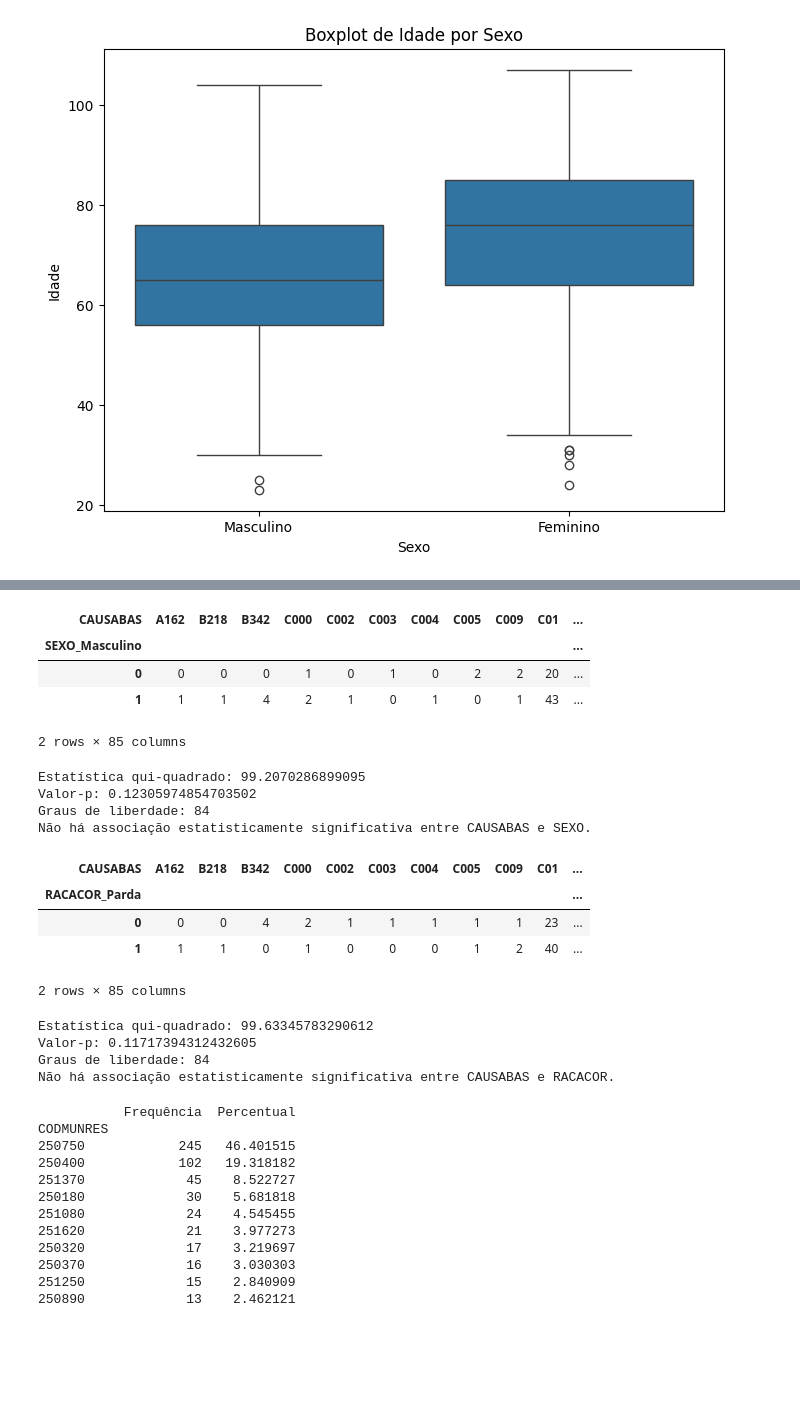
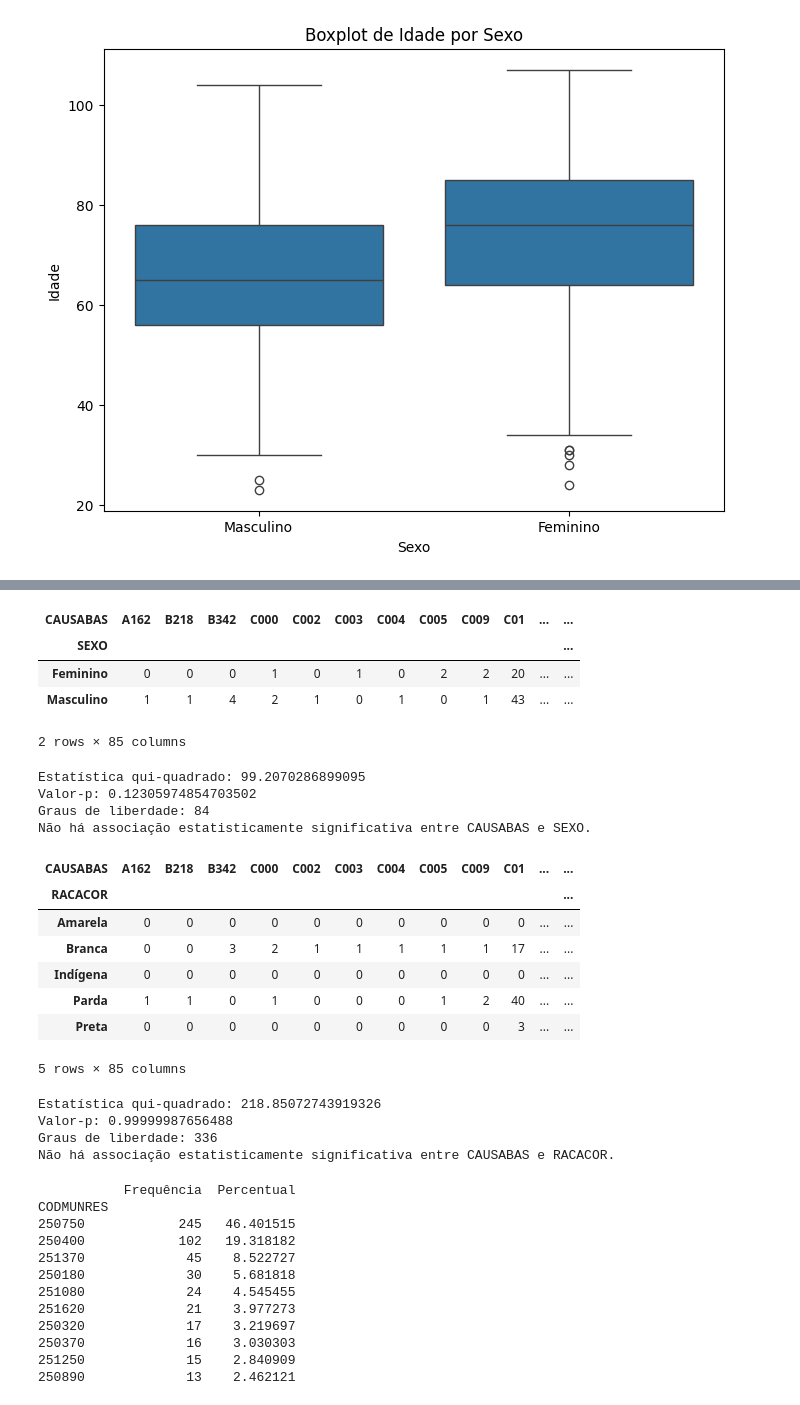
Before and after one commit to cleodecker/Cancer, a Jupyter notebook: Scripts/Cancer_PB.ipynb, the cells around one changed output, grey strips where cells are left out. Drawn from its saved outputs; the diff is of its cells as text; code cells hidden in the pictures; blank space fills up the shorter version.

```diff
--- a/Scripts/Cancer_PB.ipynb
+++ b/Scripts/Cancer_PB.ipynb
@@ -169,6 +183,6 @@ C003               1    0.093897
 # %%
 # Explorar a relação entre CAUSABAS e SEXO usando uma tabela de contingência
-tabela_contingencia = pd.crosstab(df['SEXO_Masculino'], df['CAUSABAS'])
+tabela_contingencia = pd.crosstab(df['SEXO'], df['CAUSABAS'])
 display(tabela_contingencia)
 
 # Realizar o teste do qui-quadrado
@@ -185,10 +199,10 @@ if p_valor < alfa:
 else:
     print("Não há associação estatisticamente significativa entre CAUSABAS e SEXO.")
 # %% [output]
-| CAUSABAS | A162 | B218 | B342 | C000 | C002 | C003 | C004 | C005 | C009 | C01 | ... |
-| SEXO_Masculino |  |  |  |  |  |  |  |  |  |  | ... |
-| 0 | 0 | 0 | 0 | 1 | 0 | 1 | 0 | 2 | 2 | 20 | ... |
-| 1 | 1 | 1 | 4 | 2 | 1 | 0 | 1 | 0 | 1 | 43 | ... |
+| CAUSABAS | A162 | B218 | B342 | C000 | C002 | C003 | C004 | C005 | C009 | C01 | ... | ... |
+| SEXO |  |  |  |  |  |  |  |  |  |  |  | ... |
+| Feminino | 0 | 0 | 0 | 1 | 0 | 1 | 0 | 2 | 2 | 20 | ... | ... |
+| Masculino | 1 | 1 | 4 | 2 | 1 | 0 | 1 | 0 | 1 | 43 | ... | ... |
 2 rows × 85 columns
 Estatística qui-quadrado: 99.2070286899095
 Valor-p: 0.12305974854703502
@@ -196,31 +210,34 @@ Graus de liberdade: 84
 Não há associação estatisticamente significativa entre CAUSABAS e SEXO.
 # %%
 # Explorar a relação entre CAUSABAS e RACACOR usando uma tabela de contingência
-tabela_contingencia = pd.crosstab(df['RACACOR_Parda'], df['CAUSABAS'])
+tabela_contingencia = pd.crosstab(df['RACACOR'], df['CAUSABAS'])
 display(tabela_contingencia)
 
 # Realizar o teste do qui-quadrado
 qui2, p_valor, gl, esperados = chi2_contingency(tabela_contingencia)
 
 print(f"Estatística qui-quadrado: {qui2}")
 print(f"Valor-p: {p_valor}")
 print(f"Graus de liberdade: {gl}")
 
 # Interpretar os resultados
 alfa = 0.05
 if p_valor < alfa:
     print("Há uma associação estatisticamente significativa entre CAUSABAS e RACACOR.")
 else:
     print("Não há associação estatisticamente significativa entre CAUSABAS e RACACOR.")
 # %% [output]
-| CAUSABAS | A162 | B218 | B342 | C000 | C002 | C003 | C004 | C005 | C009 | C01 | ... |
-| RACACOR_Parda |  |  |  |  |  |  |  |  |  |  | ... |
-| 0 | 0 | 0 | 4 | 2 | 1 | 1 | 1 | 1 | 1 | 23 | ... |
-| 1 | 1 | 1 | 0 | 1 | 0 | 0 | 0 | 1 | 2 | 40 | ... |
+| CAUSABAS | A162 | B218 | B342 | C000 | C002 | C003 | C004 | C005 | C009 | C01 | ... | ... |
+| RACACOR |  |  |  |  |  |  |  |  |  |  |  | ... |
+| Amarela | 0 | 0 | 0 | 0 | 0 | 0 | 0 | 0 | 0 | 0 | ... | ... |
+| Branca | 0 | 0 | 3 | 2 | 1 | 1 | 1 | 1 | 1 | 17 | ... | ... |
+| Indígena | 0 | 0 | 0 | 0 | 0 | 0 | 0 | 0 | 0 | 0 | ... | ... |
+| Parda | 1 | 1 | 0 | 1 | 0 | 0 | 0 | 1 | 2 | 40 | ... | ... |
+| Preta | 0 | 0 | 0 | 0 | 0 | 0 | 0 | 0 | 0 | 3 | ... | ... |
-2 rows × 85 columns
+5 rows × 85 columns
-Estatística qui-quadrado: 99.63345783290612
-Valor-p: 0.11717394312432605
-Graus de liberdade: 84
+Estatística qui-quadrado: 218.85072743919326
+Valor-p: 0.99999987656488
+Graus de liberdade: 336
 Não há associação estatisticamente significativa entre CAUSABAS e RACACOR.
 # %%
 # Frequências por CODMUNRES
```
Also changed, not shown: parts of 2 cells of this notebook.
